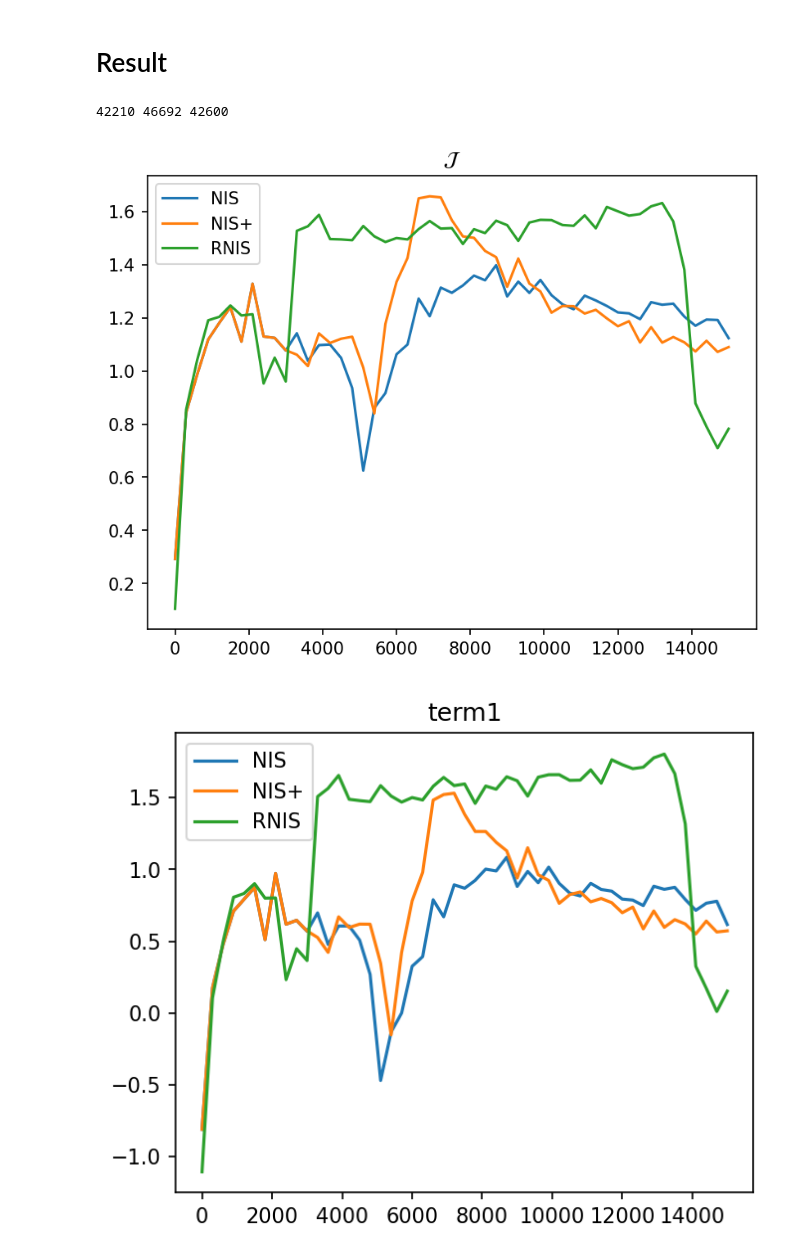
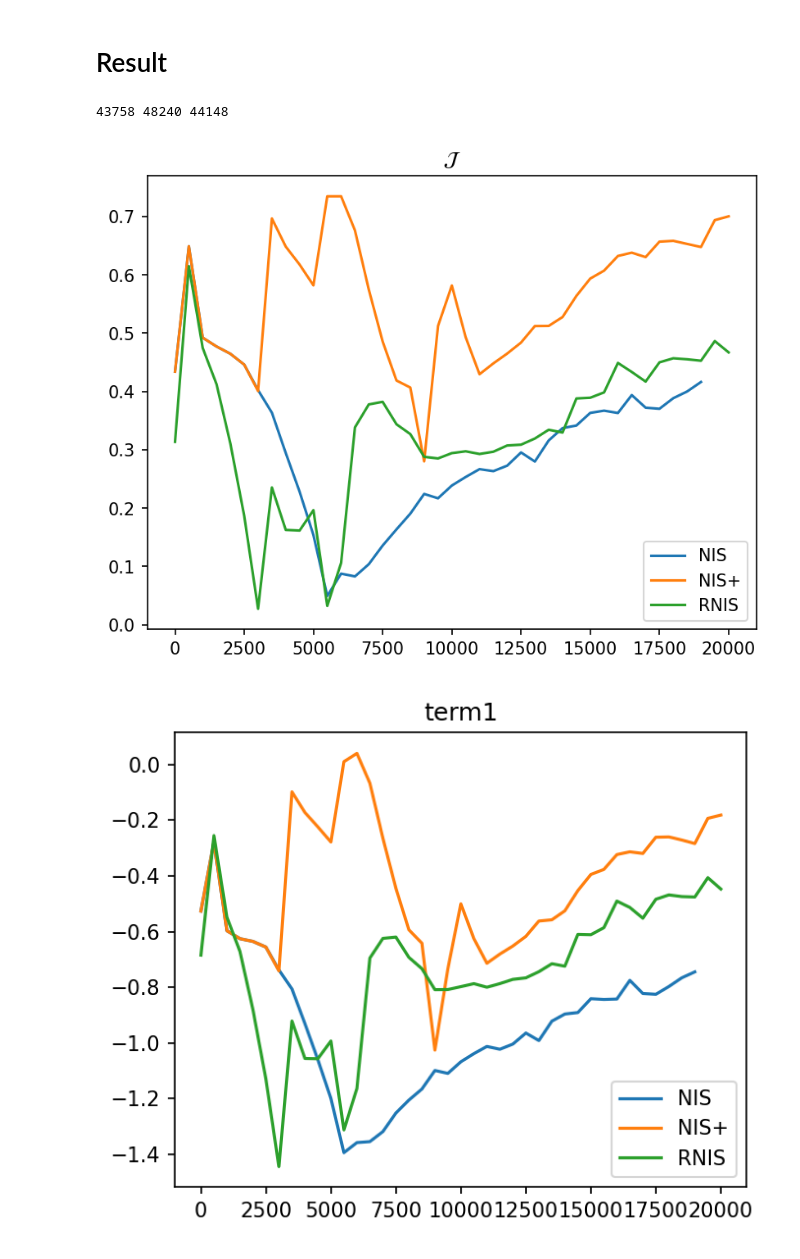
Before and after one commit to Matthew-ymz/Code-for-Finding-emergence-in-data-, a Jupyter notebook: exp/rnis/kuramoto_exp.ipynb, the cells around one changed output. Cells and saved outputs as stored; diff of their text form; code cells hidden in the pictures.

```diff
--- a/exp/rnis/kuramoto_exp.ipynb
+++ b/exp/rnis/kuramoto_exp.ipynb
@@ -47,8 +47,8 @@ np.random.seed(seed)
 torch.manual_seed(seed)
 torch.cuda.manual_seed_all(seed)
 
-kur_train = KuramotoModel(steps=8000, dt=0.01, sz=16, groups=2, coupling=0.21, sample_step=5)
-kur_test = KuramotoModel(steps=500, dt=0.01, sz=16, groups=2, coupling=0.23, sample_step=5)
+kur_train = KuramotoModel(steps=10000, dt=0.01, sz=18, groups=2, coupling=0.5, sample_step=5)
+kur_test = KuramotoModel(steps=1000, dt=0.01, sz=18, groups=3, coupling=0.5, sample_step=5)
 train_data = [torch.FloatTensor(kur_train.input).to(device), torch.FloatTensor(kur_train.output).to(device)]
 test_data = [torch.FloatTensor(kur_test.input).to(device), torch.FloatTensor(kur_test.output).to(device)]
 # %% [markdown]
@@ -56,12 +56,13 @@ test_data = [torch.FloatTensor(kur_test.input).to(device), torch.FloatTensor(kur
 # %%
 # train params
 
-T_total = 15001
-clip = 300
-sz = 16
+T_total = 20001
+clip = 500
+sz = 18
 scale = 2
 hidden_units = 64
 batch_size = 128
+mae2_w = 3
 # %% [markdown]
 # RNIS
 # %%
@@ -73,7 +74,7 @@ net_rnis = RNISNet(input_size=sz, latent_size=scale, output_size=sz,
                         hidden_units=hidden_units, hidden_units_dyn=32,
                         is_normalized=True)
 trainer = train_nisp_rnis(net=net_rnis, data=train_data, data_test=test_data, device=device)
-trainer.training(T1=3000, T_all=T_total, mae2_w=1, batch_size=batch_size, clip=clip)
+trainer.training(T1=3000, T_all=T_total, mae2_w=mae2_w, batch_size=batch_size, clip=clip)
 eis_rnis, term1s_rnis, term2s_rnis, losses_rnis, MAEs_mstep_rnis = trainer.return_log()
 param_counts_rnis = trainer.param_counts
 # %% [output]
@@ -118,6 +137,6 @@ net_nisp = NISPNet(input_size=sz, latent_size=scale, output_size=sz,
                         hidden_units=hidden_units, hidden_units_dyn=hidden_units,
                         is_normalized=True)
 trainer = train_nisp_rnis(net=net_nisp, data=train_data, data_test=test_data, device=device)
-trainer.training(T1=3000, T_all=T_total, mae2_w=1, batch_size=batch_size, clip=clip)
+trainer.training(T1=3000, T_all=T_total, mae2_w=mae2_w, batch_size=batch_size, clip=clip)
 eis_nisp, term1s_nisp, term2s_nisp, losses_nisp, MAEs_mstep_nisp = trainer.return_log()
 param_counts_nisp = trainer.param_counts
@@ -126,11 +163,12 @@ param_counts_nisp = trainer.param_counts
 # %%
 print(param_counts_nis, param_counts_nisp, param_counts_rnis)
 # %% [output]
-42210 46692 42600
+43758 48240 44148
 # %%
 plt.figure(dpi=150)
-timeseries = np.arange(len(trainer.eis)) * clip
+timeseries = np.arange(len(eis_nis)) * clip
 plt.plot(timeseries, eis_nis, label='NIS')
+timeseries = np.arange(len(eis_nisp)) * clip
 plt.plot(timeseries, eis_nisp, label='NIS+')
 timeseries = np.arange(len(eis_rnis)) * clip
 plt.plot(timeseries, eis_rnis, label='RNIS')
@@ -138,20 +176,21 @@ plt.title(r'$\mathcal{J}$')
 plt.legend()
 plt.show()
 # %% [output]
-[figure, old version]
+[figure, new version]
 # %%
 plt.figure(figsize=(5,4),dpi=150)
 timeseries = np.arange(len(eis_nis)) * clip
 plt.plot(timeseries, term1s_nis, label='NIS')
+timeseries = np.arange(len(term1s_nisp)) * clip
 plt.plot(timeseries, term1s_nisp, label='NIS+')
 timeseries = np.arange(len(term1s_rnis)) * clip
 plt.plot(timeseries, term1s_rnis, label='RNIS')
 plt.title(r'term1')
 plt.legend()
 # plt.yscale('log')
 plt.show()
 # %% [output]
-[figure, old version]
+[figure, new version]
 # %%
 plt.figure(figsize=(5,4),dpi=150)
 timeseries = np.arange(len(eis_nis)) * clip
```
Also changed, not shown: parts of 8 cells of this notebook, 2 other files.
